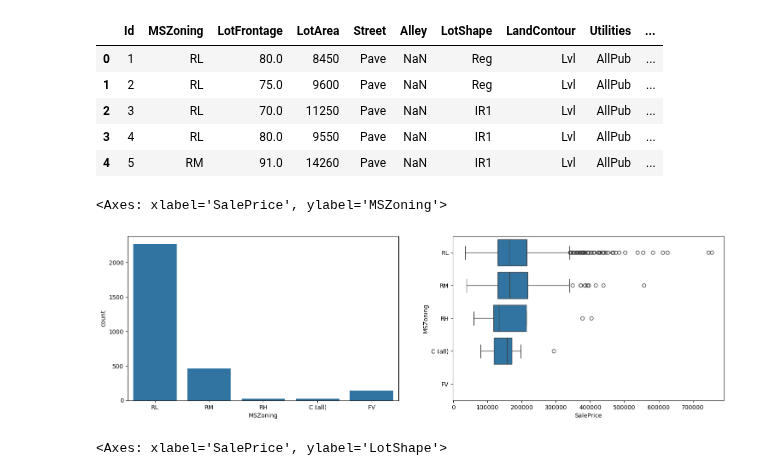
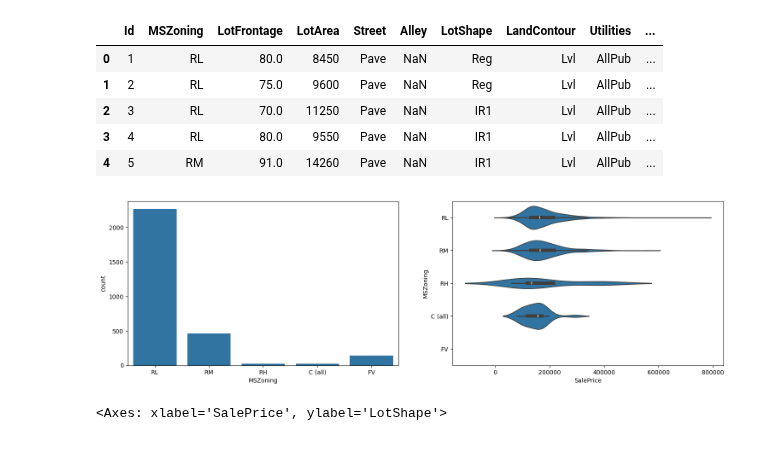
Before and after one commit to LoneCoder21/Kaggle-Notebooks, a Jupyter notebook: Regression/House Prices/property_prices.ipynb, the cells around one changed output. Drawn from its saved outputs; the diff is of its cells as text; code cells hidden in the pictures.

```diff
--- a/Regression/House Prices/property_prices.ipynb
+++ b/Regression/House Prices/property_prices.ipynb
@@ -145,7 +145,7 @@ sns.histplot(data, x="GarageArea",ax=axs[2])
 # %%
 data.loc[data['GarageYrBlt'].isnull() & data['GarageType'].notnull(), 'GarageYrBlt'] = data['YearBuilt']
 data.loc[data['GarageFinish'].isnull() & data['GarageType'].notnull(), 'GarageFinish'] = data.groupby(by=["OverallQual", "GarageType"])['GarageFinish'].apply(lambda x: x.fillna(x.mode()[0])).reset_index(drop=True)
-data['GarageCars'] = data.groupby(by=["OverallQual", "GarageType"])['GarageCars'].apply(lambda x: x.fillna(x.mode()[0])).reset_index(drop=True)
+data['GarageCars'] = data.groupby(by=["OverallQual", "GarageType"])['GarageCars'].apply(lambda x: x.fillna(x.mode()[0])).reset_index(drop=True).astype('category')
 data['GarageArea'] = data.groupby(by=["OverallQual", "GarageType"])['GarageArea'].apply(lambda x: x.fillna(x.median())).reset_index(drop=True)
 data.loc[data['GarageQual'].isnull() & data['GarageType'].notnull(), 'GarageQual'] = data.groupby(by=["OverallQual", "GarageType"])['GarageQual'].apply(lambda x: x.fillna(x.mode()[0])).reset_index(drop=True)
 data.loc[data['GarageCond'].isnull() & data['GarageType'].notnull(), 'GarageCond'] = data.groupby(by=["OverallQual", "GarageType"])['GarageCond'].apply(lambda x: x.fillna(x.mode()[0])).reset_index(drop=True)
@@ -262,11 +279,12 @@ data.head()
 # %%
 fig, axs = plt.subplots(ncols=2, figsize=(18,5))
 
 sns.countplot(data, x="MSZoning",ax=axs[0])
-sns.boxplot(data, x="SalePrice", y="MSZoning",ax=axs[1])
+sns.violinplot(data, x="SalePrice", y="MSZoning",ax=axs[1])
+
+data['MSZoning'] = data['MSZoning'].replace({'FV': 'C (all)'})
 # %% [output]
-<Axes: xlabel='SalePrice', ylabel='MSZoning'>
-[figure, old version]
+[figure, new version]
 # %%
 fig, axs = plt.subplots(ncols=2, figsize=(12,5))
 
```
Also changed, not shown: parts of 18 cells of this notebook, 1 other file.
